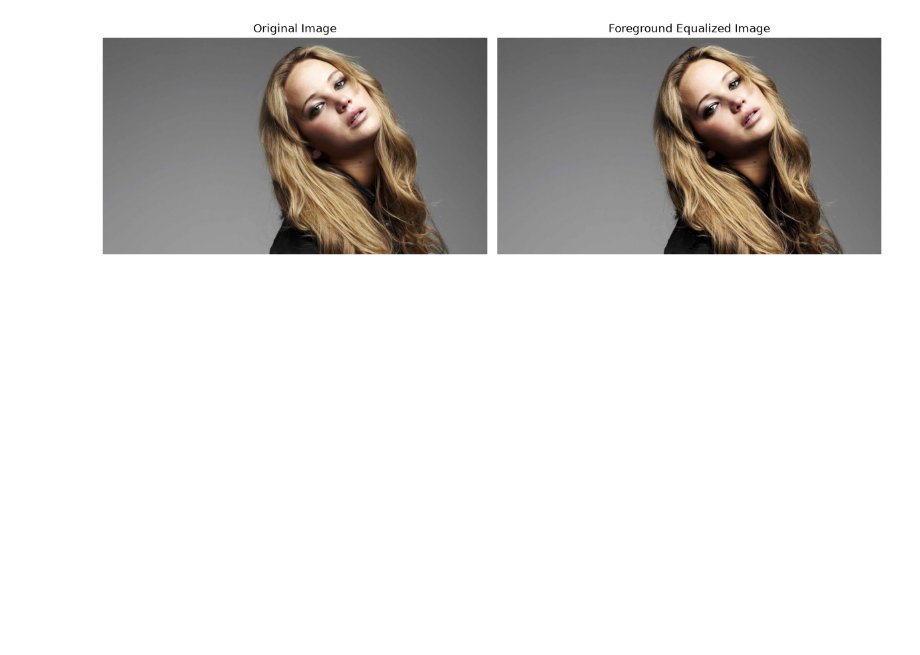
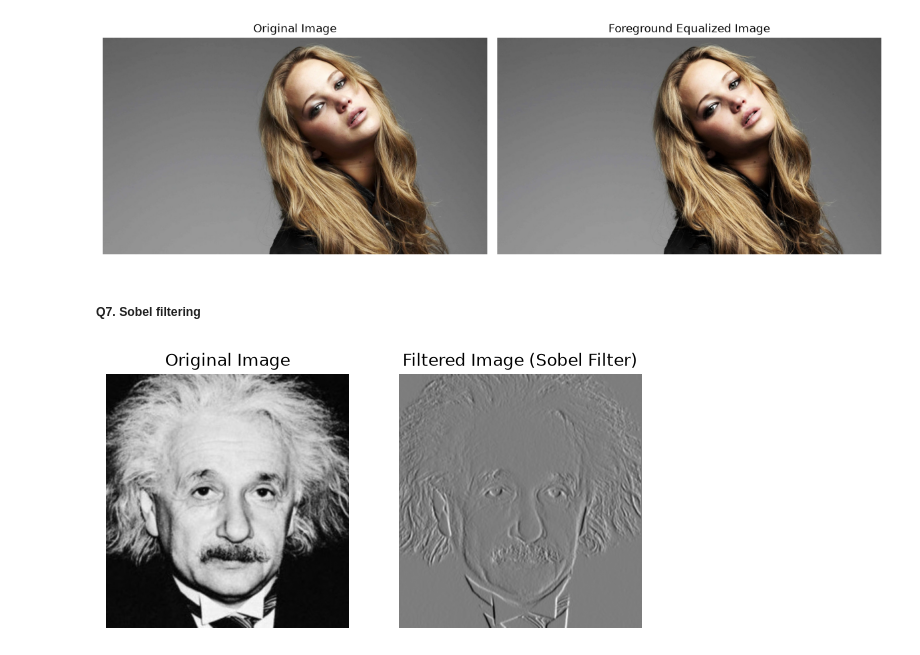
Before and after one commit to Achintha-Bandara/ITNF, a Jupyter notebook: main.ipynb, the cells around one changed output. Saved outputs shown, nothing was run; the diff lists cells and outputs as text; code cells hidden in the pictures; blank space fills up the shorter version.

Commit message:
Q7 - Sobel Einstein

```diff
--- a/main.ipynb
+++ b/main.ipynb
@@ -344,3 +344,23 @@ plt.tight_layout()
 plt.show()
 # %% [output]
 [figure]
+# %% [markdown]
+##### Q7. Sobel filtering
+# %%
+img_einstein = cv.imread("./images/einstein.jpeg", cv.IMREAD_GRAYSCALE)
+assert img_einstein is not None
+
+kernel = np.array([[1,0,-1], [2,0,-2], [1,0,-1]])
+filtered_img = cv.filter2D(img_einstein, cv.CV_64F, kernel)
+
+fig, ax = plt.subplots(1, 2, figsize=(6, 3))
+ax[0].imshow(img_einstein, cmap='gray')
+ax[0].set_title('Original Image')
+ax[1].imshow(filtered_img, cmap='gray')
+ax[1].set_title('Filtered Image (Sobel Filter)')
+for a in ax:
+    a.axis('off')
+plt.tight_layout()
+plt.show()
+# %% [output]
+[figure, added]
```
Also changed, not shown: parts of 2 cells of this notebook.
